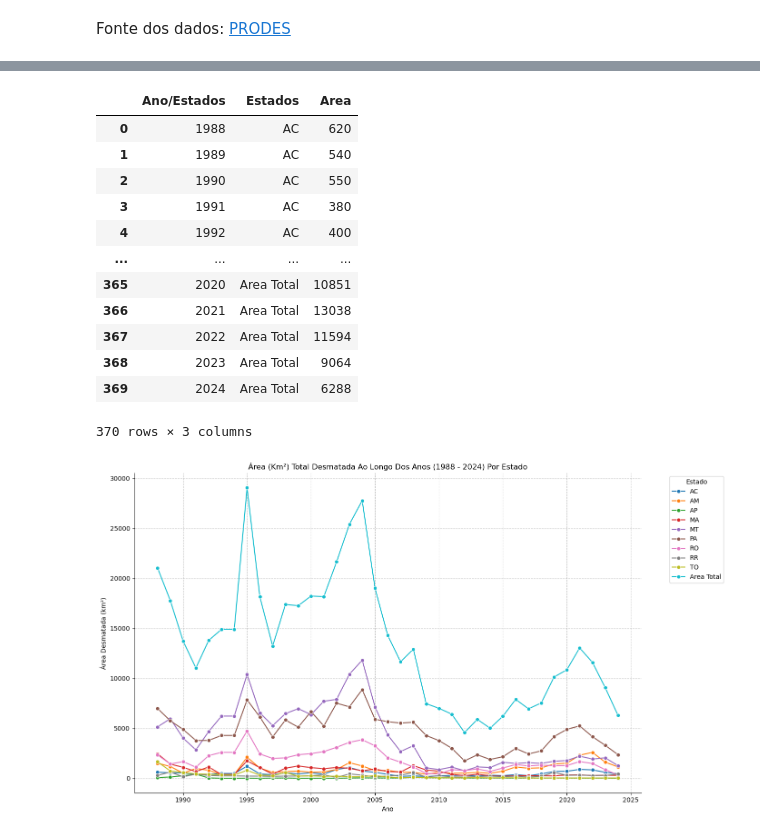
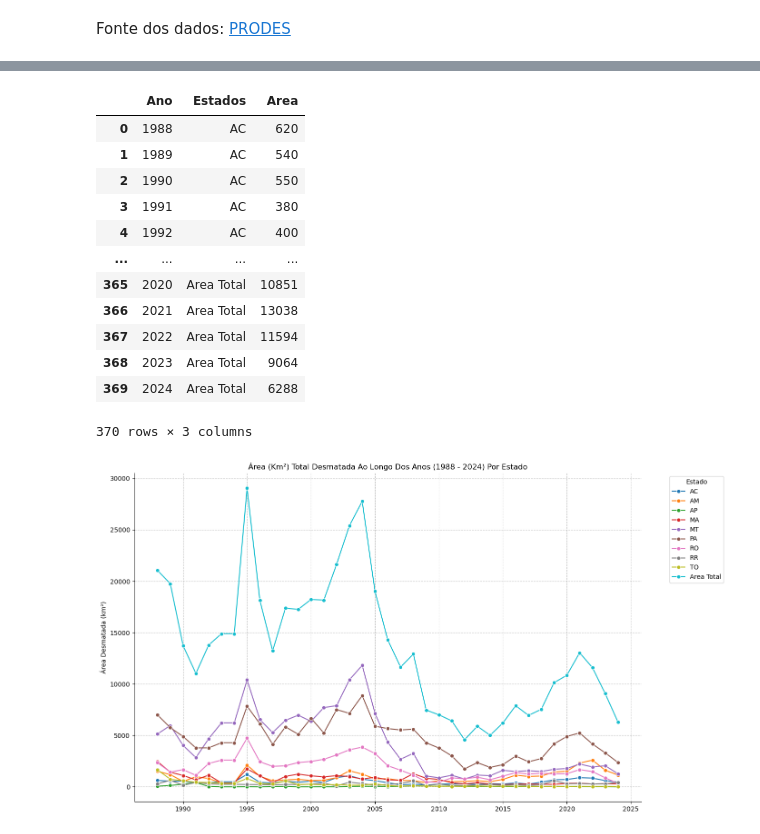
Before and after one commit to MatheusMorandi/Analise_Desmatamento_Brasil, a Jupyter notebook: src/eda.ipynb, the cells around one changed output, grey strips where cells are left out. Saved outputs shown, nothing was run; the diff lists cells and outputs as text; code cells hidden in the pictures.

```diff
--- a/src/eda.ipynb
+++ b/src/eda.ipynb
@@ -43,16 +43,16 @@ memory usage: 3.3 KB
 # %%
 dados_long = pd.melt(
     dados,
-    id_vars = "Ano/Estados",
+    id_vars = "Ano",
     value_vars = [
-        "AC", "AM", "AP", "MA", "MT", "PA", "RO", "RR", "TO", "Area Total"],
+    "AC", "AM", "AP", "MA", "MT", "PA", "RO", "RR", "TO", "Area Total"],
     var_name = "Estados",
     value_name = "Area"
 )
 
 dados_long
 # %% [output]
-|  | Ano/Estados | Estados | Area |
+|  | Ano | Estados | Area |
 | 0 | 1988 | AC | 620 |
 | 1 | 1989 | AC | 540 |
 | 2 | 1990 | AC | 550 |
@@ -68,28 +68,28 @@ dados_long
 # %%
 plt.figure(figsize = (14, 8))
 
 sns.lineplot(
     data = dados_long,
-    x = "Ano/Estados",
+    x = "Ano",
     y = "Area",
     hue = "Estados",
     marker = "o",
 )
 
 plt.title("Área (Km²) Total Desmatada Ao Longo Dos Anos (1988 - 2024) Por Estado")
 
-plt.xlabel("Ano")
+plt.xlabel("")
 
 plt.ylabel("Área Desmatada (km²)")
 
 plt.legend(title = "Estado", bbox_to_anchor = (1.05, 1), loc = "upper left")
 
 plt.grid(True, linestyle = "--", alpha = 0.7)
 
 plt.tight_layout()
 
 sns.despine()
 
 plt.show()
 # %% [output]
-[figure, old version]
+[figure, new version]
```
Also changed, not shown: parts of 6 cells of this notebook.
